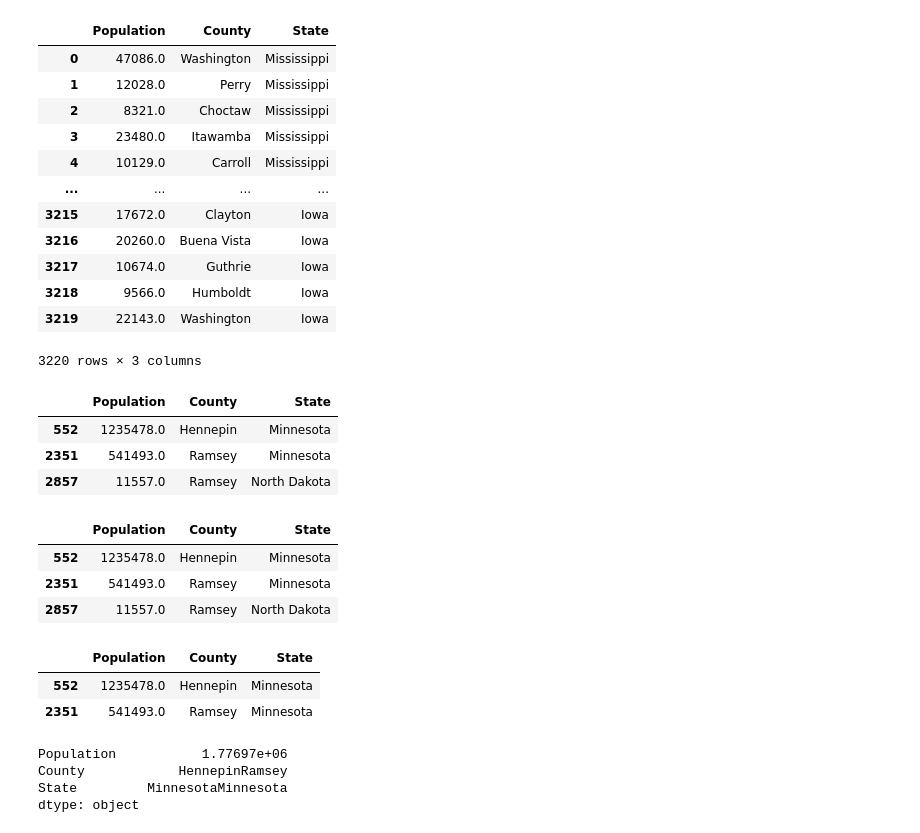
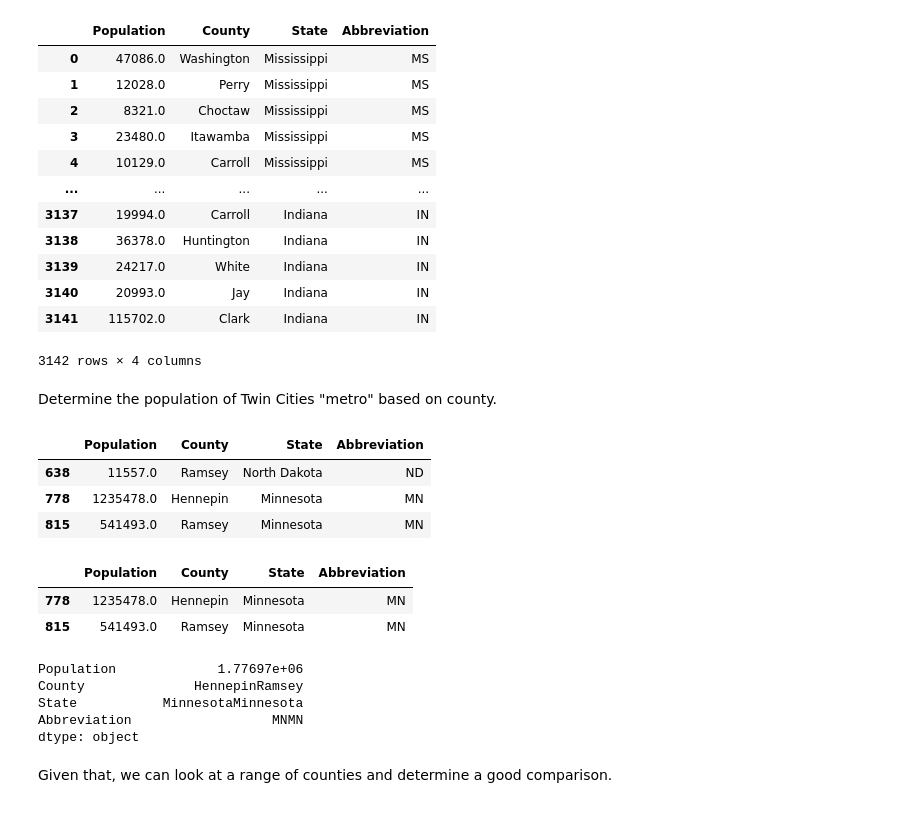
Before and after one commit to zenfinity/MNvsNationalCovid, a Jupyter notebook: Team6Proj1_PopulationData.ipynb, the cells around one changed output. Drawn from its saved outputs; the diff is of its cells as text; code cells hidden in the pictures.

```diff
--- a/Team6Proj1_PopulationData.ipynb
+++ b/Team6Proj1_PopulationData.ipynb
@@ -12,20 +25,22 @@ sys.path.insert(0, "/Users/ianmacmoore/Desktop/ClassHomework/keys")
 # %%
-pop_byCounty_df = pd.read_csv("./Output_Data/Census_County_Population_20200420.csv")
+pop_byCounty_df = pd.read_csv("./Output_Data/Census_County_Population_20200424.csv")
 pop_byCounty_df
 # %% [output]
-|  | Population | County | State |
-| 0 | 47086.0 | Washington | Mississippi |
-| 1 | 12028.0 | Perry | Mississippi |
-| 2 | 8321.0 | Choctaw | Mississippi |
-| 3 | 23480.0 | Itawamba | Mississippi |
-| 4 | 10129.0 | Carroll | Mississippi |
-| ... | ... | ... | ... |
-| 3215 | 17672.0 | Clayton | Iowa |
-| 3216 | 20260.0 | Buena Vista | Iowa |
-| 3217 | 10674.0 | Guthrie | Iowa |
-| 3218 | 9566.0 | Humboldt | Iowa |
-| 3219 | 22143.0 | Washington | Iowa |
+|  | Population | County | State | Abbreviation |
+| 0 | 47086.0 | Washington | Mississippi | MS |
+| 1 | 12028.0 | Perry | Mississippi | MS |
+| 2 | 8321.0 | Choctaw | Mississippi | MS |
+| 3 | 23480.0 | Itawamba | Mississippi | MS |
+| 4 | 10129.0 | Carroll | Mississippi | MS |
+| ... | ... | ... | ... | ... |
+| 3137 | 19994.0 | Carroll | Indiana | IN |
+| 3138 | 36378.0 | Huntington | Indiana | IN |
+| 3139 | 24217.0 | White | Indiana | IN |
+| 3140 | 20993.0 | Jay | Indiana | IN |
+| 3141 | 115702.0 | Clark | Indiana | IN |
-3220 rows × 3 columns
+3142 rows × 4 columns
+# %% [markdown]
+Determine the population of Twin Cities "metro" based on county.
 # %%
 #Get MN Counties of interest
 pop_TwinCities = pop_byCounty_df.loc[(pop_byCounty_df['State']=="Minnesota")&(pop_byCounty_df['County']=="Hennepin")|(
@@ -33,32 +48,28 @@ pop_TwinCities = pop_byCounty_df.loc[(pop_byCounty_df['State']=="Minnesota")&(po
 pop_TwinCities
 #Don't know why this is still giving Ramsey Co ND
 # %% [output]
-|  | Population | County | State |
-| 552 | 1235478.0 | Hennepin | Minnesota |
-| 2351 | 541493.0 | Ramsey | Minnesota |
-| 2857 | 11557.0 | Ramsey | North Dakota |
+|  | Population | County | State | Abbreviation |
+| 638 | 11557.0 | Ramsey | North Dakota | ND |
+| 778 | 1235478.0 | Hennepin | Minnesota | MN |
+| 815 | 541493.0 | Ramsey | Minnesota | MN |
-# %%
-pop_TwinCities.drop(axis=0,index=2857)
-pop_TwinCities
-# %% [output]
-|  | Population | County | State |
-| 552 | 1235478.0 | Hennepin | Minnesota |
-| 2351 | 541493.0 | Ramsey | Minnesota |
-| 2857 | 11557.0 | Ramsey | North Dakota |
 # %%
 pop_TwinCities = pop_TwinCities.loc[pop_TwinCities['State']=="Minnesota"]
 pop_TwinCities
 # %% [output]
-|  | Population | County | State |
-| 552 | 1235478.0 | Hennepin | Minnesota |
-| 2351 | 541493.0 | Ramsey | Minnesota |
+|  | Population | County | State | Abbreviation |
+| 778 | 1235478.0 | Hennepin | Minnesota | MN |
+| 815 | 541493.0 | Ramsey | Minnesota | MN |
-# %%
-pop_TwinCities.sum()
-# %% [output]
-Population           1.77697e+06
-County            HennepinRamsey
-State         MinnesotaMinnesota
-dtype: object
+# %%
+TwinCities = pop_TwinCities.sum()
+TwinCities
+# %% [output]
+Population             1.77697e+06
+County              HennepinRamsey
+State           MinnesotaMinnesota
+Abbreviation                  MNMN
+dtype: object
+# %% [markdown]
+Given that, we can look at a range of counties and determine a good comparison.
 # %%
 pd.to_numeric(pop_byCounty_df['Population'])
 
```
Also changed, not shown: parts of 11 cells of this notebook, 2 other files.
